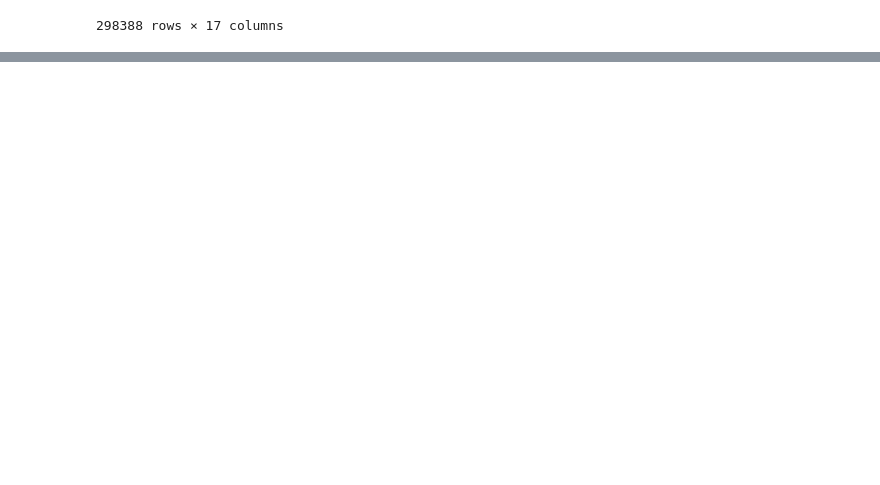
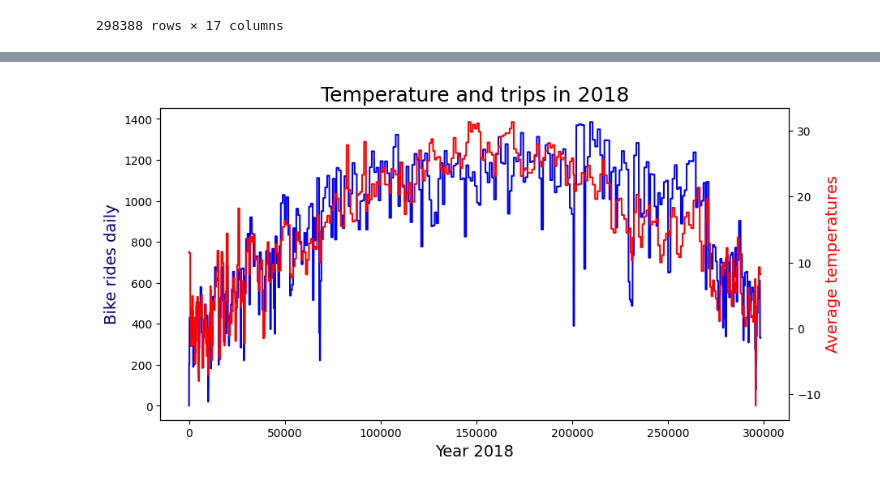
Before and after one commit to jswilson7281/CitiBike2022, a Jupyter notebook: Task 2-4.ipynb, the cells around one changed output, grey strips where cells are left out. Saved outputs shown, nothing was run; the diff lists cells and outputs as text; code cells hidden in the pictures; blank space fills up the shorter version.

```diff
--- a/Task 2-4.ipynb
+++ b/Task 2-4.ipynb
@@ -21,0 +28,3 @@ df
+# %%
+df['value'] = 1
+df_t = df.groupby('start_station_name')['value'].count().reset_index()
@@ -21,0 +71,16 @@ df
+# %%
+df_group = pd.DataFrame(df.groupby(['date'])['ride_id'].count()).reset_index()
+df_group.rename(columns = {'ride_id':'bike_rides_daily'}, inplace = True)
+df = df.merge(df_group, on = 'date', how = 'outer')
+# %%
+fig,ax = plt.subplots(figsize=(10, 5))
+sns.lineplot(data = df['bike_rides_daily'], color = "b")
+ax.set_xlabel("Year 2018", fontsize = 14) # set x-axis label
+ax.set_ylabel("Bike rides daily", color = "navy", fontsize = 14) # set y-axis label
+ax2 = ax.twinx()
+sns.lineplot(data = df['avgTemp'], color="r", ax=ax2)
+ax2.set_ylabel("Average temperatures", color = "red",fontsize=14)
+plt.title('Temperature and trips in 2018', fontsize = 18)
+plt.show()
+# %% [output]
+[figure, added]
```
Also changed, not shown: parts of 11 cells of this notebook, 1 other file.
